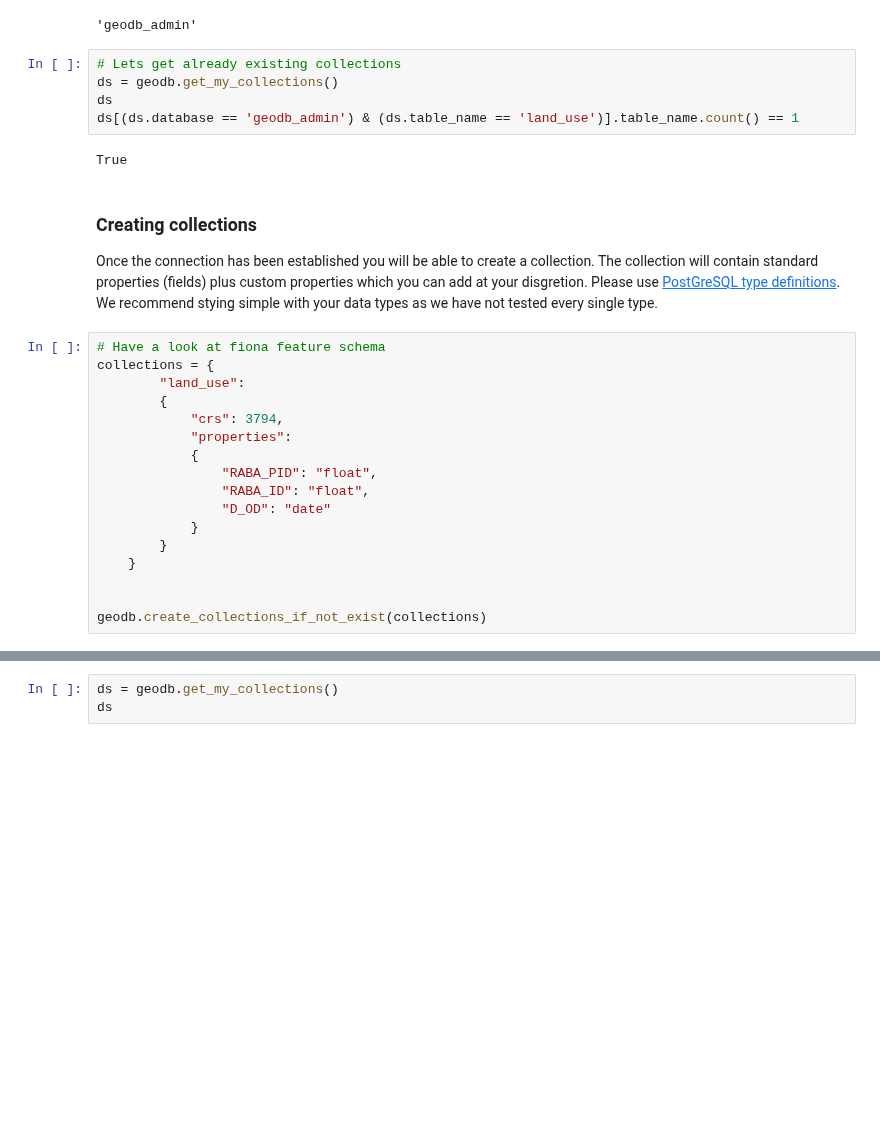
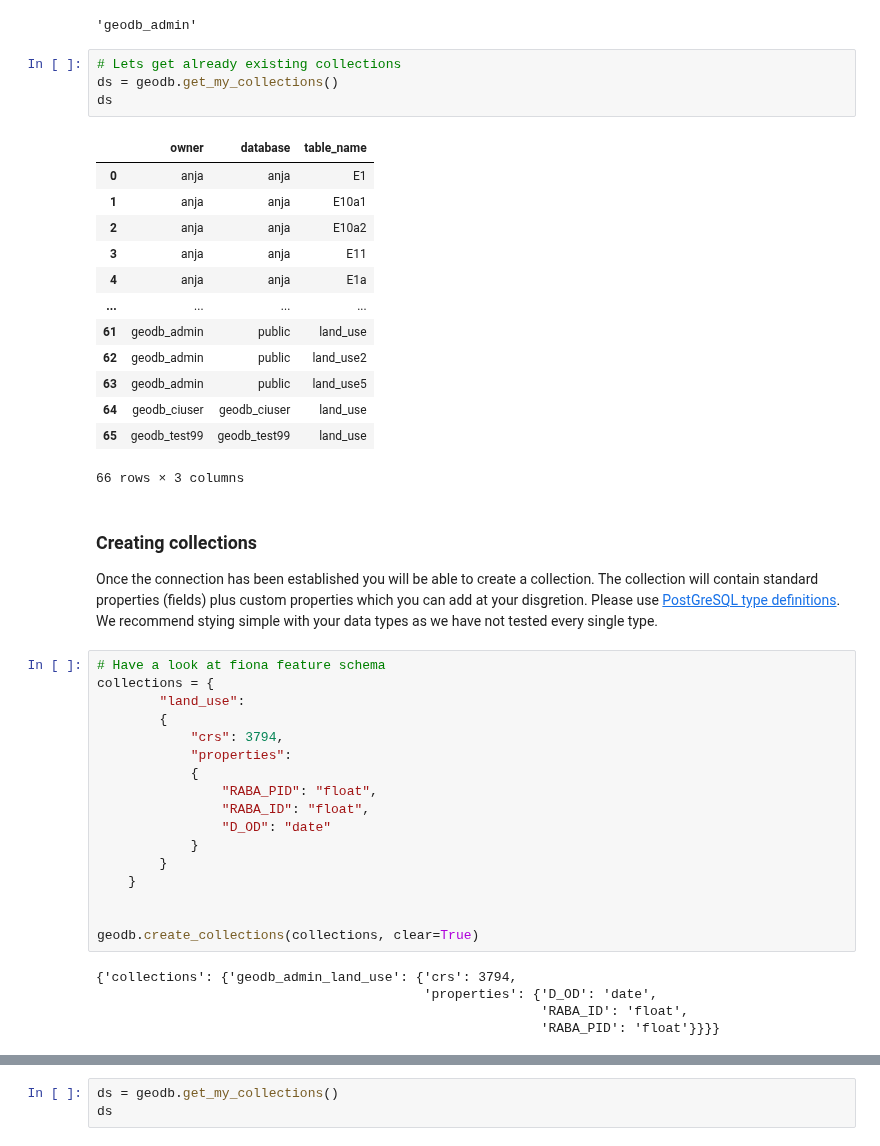
Before and after one commit to xcube-dev/xcube-geodb, a Jupyter notebook: notebooks/geodb_manage_collections.ipynb, the cells around one changed output, grey strips where cells are left out. Drawn from its saved outputs; the diff is of its cells as text; blank space fills up the shorter version.

Commit message:
- Added clear parameter to create collection - create and drop collections rerturn now an error message without exiting

```diff
--- a/notebooks/geodb_manage_collections.ipynb
+++ b/notebooks/geodb_manage_collections.ipynb
@@ -33,10 +33,21 @@ geodb.whoami
 # %%
 # Lets get already existing collections
 ds = geodb.get_my_collections()
 ds
-ds[(ds.database == 'geodb_admin') & (ds.table_name == 'land_use')].table_name.count() == 1
 # %% [output]
+|  | owner | database | table_name |
+| 0 | anja | anja | E1 |
+| 1 | anja | anja | E10a1 |
+| 2 | anja | anja | E10a2 |
+| 3 | anja | anja | E11 |
+| 4 | anja | anja | E1a |
+| ... | ... | ... | ... |
+| 61 | geodb_admin | public | land_use |
+| 62 | geodb_admin | public | land_use2 |
+| 63 | geodb_admin | public | land_use5 |
+| 64 | geodb_ciuser | geodb_ciuser | land_use |
+| 65 | geodb_test99 | geodb_test99 | land_use |
-True
+66 rows × 3 columns
 # %% [markdown]
 ### Creating collections
 
@@ -59,7 +70,12 @@ collections = {
     }
 
 
-geodb.create_collections_if_not_exist(collections)
+geodb.create_collections(collections, clear=True)
+# %% [output]
+{'collections': {'geodb_admin_land_use': {'crs': 3794,
+                                          'properties': {'D_OD': 'date',
+                                                         'RABA_ID': 'float',
+                                                         'RABA_PID': 'float'}}}}
 # %%
 import geopandas
 gdf = geopandas.read_file('data/sample/land_use.shp')
```
Also changed, not shown: parts of 1 cell of this notebook, 4 other files.
